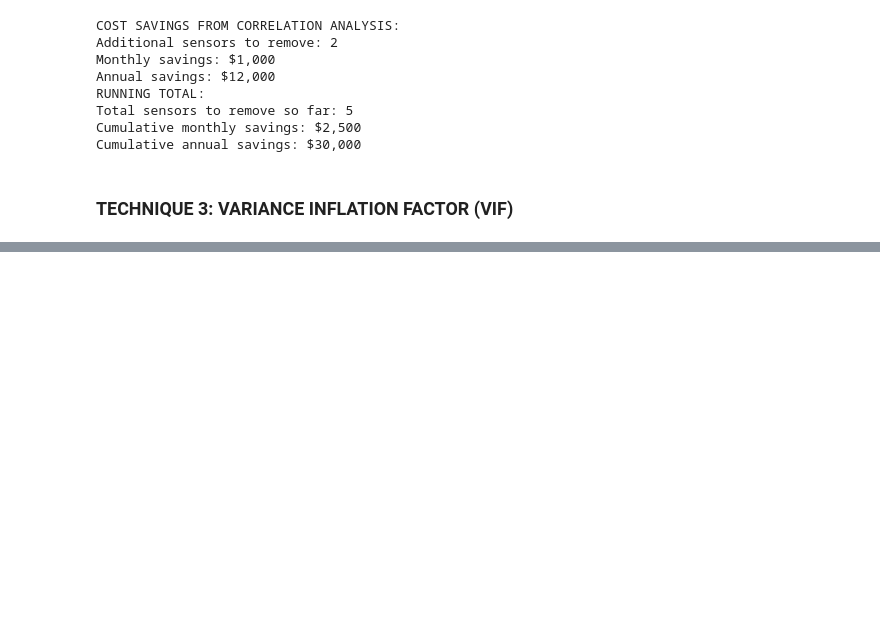
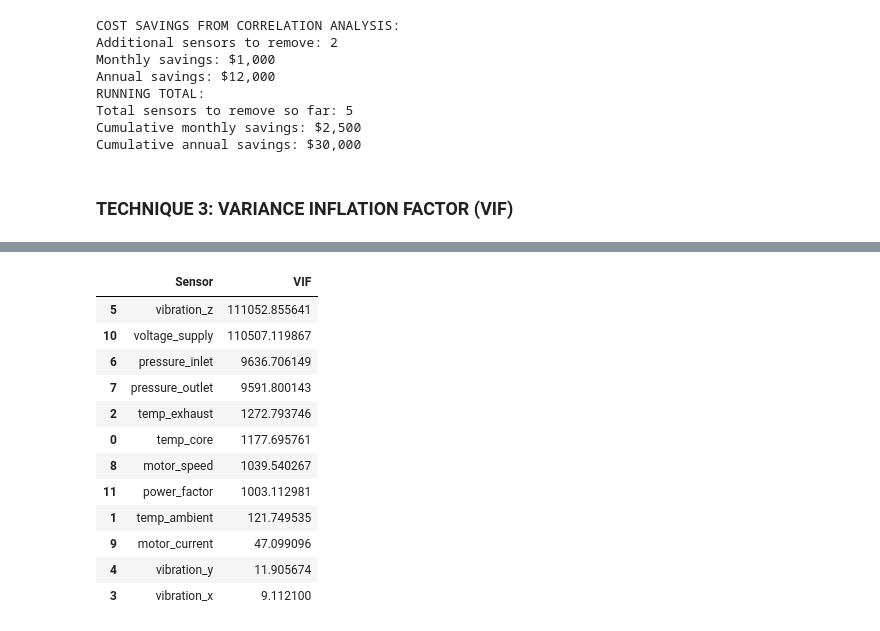
Before and after one commit to rakeshkr-code/EDA_Practice_ForInterviewPrepa, a Jupyter notebook: SensorRelavance/sensor_data_analysis.ipynb, the cells around one changed output, grey strips where cells are left out. Cells and saved outputs as stored; diff of their text form; code cells hidden in the pictures; blank space fills up the shorter version.

```diff
--- a/SensorRelavance/sensor_data_analysis.ipynb
+++ b/SensorRelavance/sensor_data_analysis.ipynb
@@ -457,0 +466,25 @@ Cumulative annual savings: $30,000
+# %%
+# Calculating VIF for each sensor
+vif_data = []
+for i, col in enumerate(X.columns):
+    vif = variance_inflation_factor(X.values, i)
+    vif_data.append({
+        'Sensor': col,
+        'VIF': vif
+    })
+vif_df = pd.DataFrame(vif_data).sort_values('VIF', ascending=False)
+vif_df
+# %% [output]
+|  | Sensor | VIF |
+| 5 | vibration_z | 111052.855641 |
+| 10 | voltage_supply | 110507.119867 |
+| 6 | pressure_inlet | 9636.706149 |
+| 7 | pressure_outlet | 9591.800143 |
+| 2 | temp_exhaust | 1272.793746 |
+| 0 | temp_core | 1177.695761 |
+| 8 | motor_speed | 1039.540267 |
+| 11 | power_factor | 1003.112981 |
+| 1 | temp_ambient | 121.749535 |
+| 9 | motor_current | 47.099096 |
+| 4 | vibration_y | 11.905674 |
+| 3 | vibration_x | 9.112100 |
```
Also changed, not shown: parts of 13 cells of this notebook.
